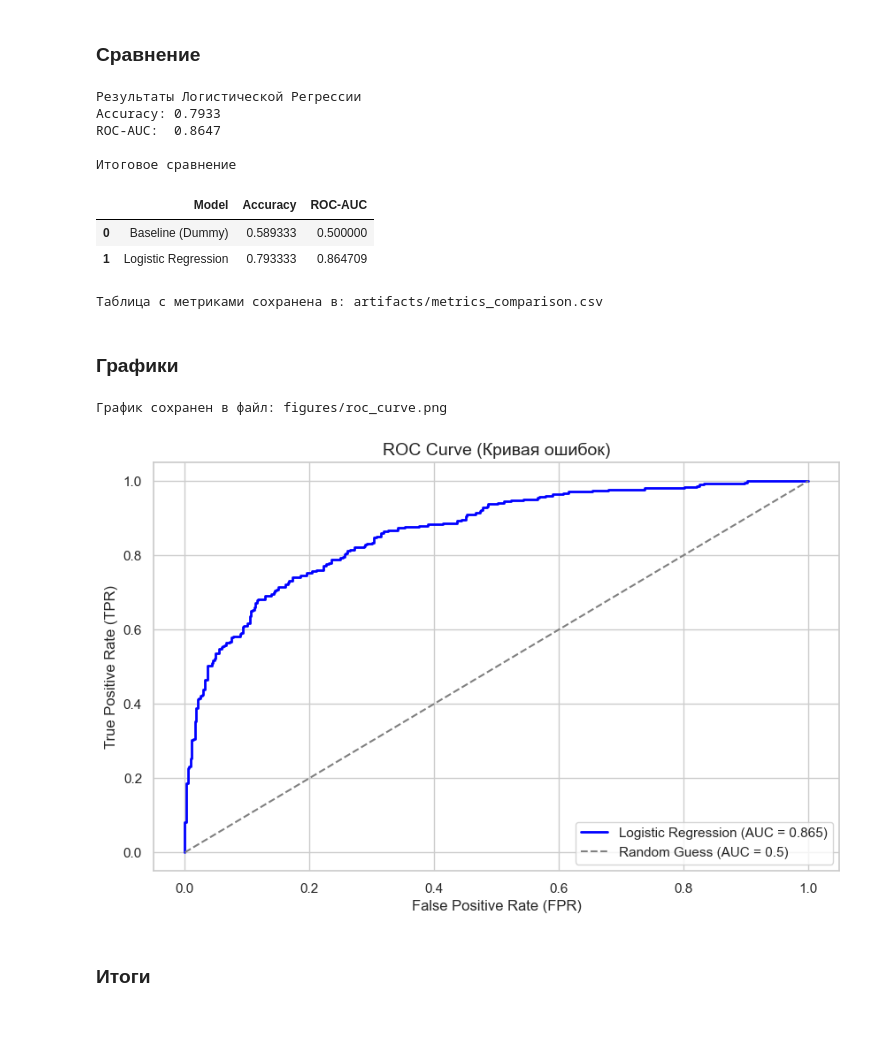
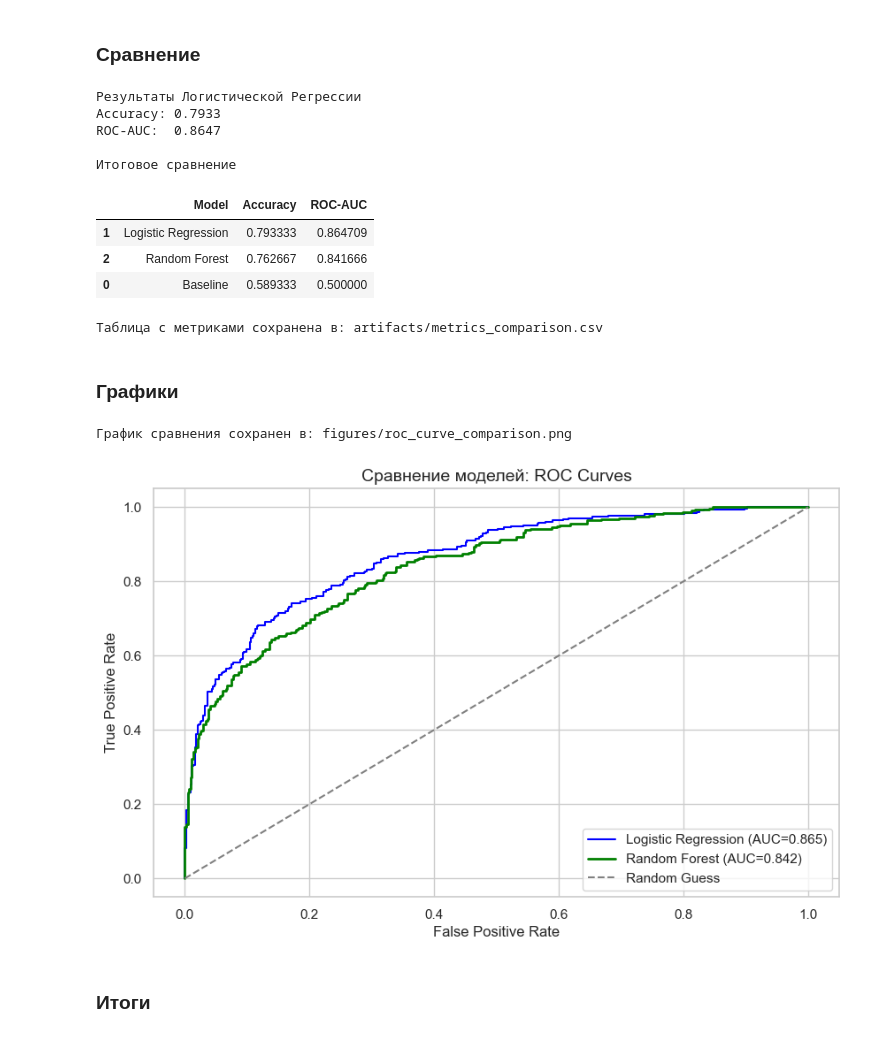
Before and after one commit to kirilenkoMarina/aie-group-3, a Jupyter notebook: homeworks/HW05/HW05.ipynb, the cells around one changed output. Saved outputs shown, nothing was run; the diff lists cells and outputs as text; code cells hidden in the pictures.

```diff
--- a/homeworks/HW05/HW05.ipynb
+++ b/homeworks/HW05/HW05.ipynb
@@ -179,10 +227,10 @@ print(f"Accuracy: {acc_log:.4f}")
 print(f"ROC-AUC:  {roc_log:.4f}")
 
 results_df = pd.DataFrame({
-    "Model": ["Baseline (Dummy)", "Logistic Regression"],
-    "Accuracy": [acc_dummy, acc_log],
-    "ROC-AUC": [roc_dummy, roc_log]
-})
+    "Model": ["Baseline", "Logistic Regression", "Random Forest"],
+    "Accuracy": [acc_dummy, acc_log, acc_rf],
+    "ROC-AUC": [roc_dummy, roc_log, roc_rf]
+}).sort_values(by="ROC-AUC", ascending=False)
 
 print("\nИтоговое сравнение")
 display(results_df)
@@ -197,34 +245,37 @@ ROC-AUC:  0.8647
 
 Итоговое сравнение
 |  | Model | Accuracy | ROC-AUC |
-| 0 | Baseline (Dummy) | 0.589333 | 0.500000 |
 | 1 | Logistic Regression | 0.793333 | 0.864709 |
+| 2 | Random Forest | 0.762667 | 0.841666 |
+| 0 | Baseline | 0.589333 | 0.500000 |
 Таблица с метриками сохранена в: artifacts/metrics_comparison.csv
 # %% [markdown]
 ### Графики ###
 # %%
-fpr, tpr, thresholds = roc_curve(y_test, y_prob_log)     # координаты точек для кривой
-
 plt.figure(figsize=(10, 6))
 
-plt.plot(fpr, tpr, label=f'Logistic Regression (AUC = {roc_log:.3f})', color='blue', linewidth=2)
+fpr_log, tpr_log, _ = roc_curve(y_test, y_prob_log)
+plt.plot(fpr_log, tpr_log, label=f'Logistic Regression (AUC={roc_log:.3f})', color='blue')
 
-plt.plot([0, 1], [0, 1], linestyle='--', color='gray', label='Random Guess (AUC = 0.5)')
+fpr_rf, tpr_rf, _ = roc_curve(y_test, y_prob_rf)
+plt.plot(fpr_rf, tpr_rf, label=f'Random Forest (AUC={roc_rf:.3f})', color='green', linewidth=2)
 
-plt.title('ROC Curve (Кривая ошибок)', fontsize=14)
-plt.xlabel('False Positive Rate (FPR)', fontsize=12)
-plt.ylabel('True Positive Rate (TPR)', fontsize=12)
+plt.plot([0, 1], [0, 1], linestyle='--', color='gray', label='Random Guess')
+
+plt.title('Сравнение моделей: ROC Curves', fontsize=14)
+plt.xlabel('False Positive Rate')
+plt.ylabel('True Positive Rate')
 plt.legend(loc='lower right')
 plt.grid(True)
 
-save_path = "figures/roc_curve.png"
-plt.savefig(save_path)
-print(f"График сохранен в файл: {save_path}")
+save_path_roc = "figures/roc_curve_comparison.png"
+plt.savefig(save_path_roc)
+print(f"График сравнения сохранен в: {save_path_roc}")
 
 plt.show()
 # %% [output]
-График сохранен в файл: figures/roc_curve.png
+График сравнения сохранен в: figures/roc_curve_comparison.png
-[figure, old version]
+[figure, new version]
 # %% [markdown]
 ### Итоги ###
 # %%
```
Also changed, not shown: parts of 4 cells of this notebook, 2 other files.
